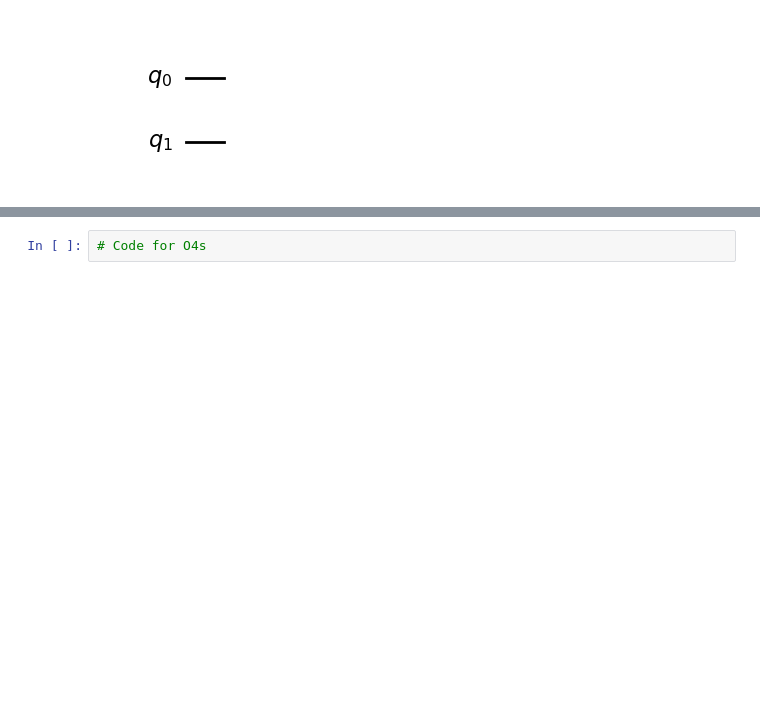
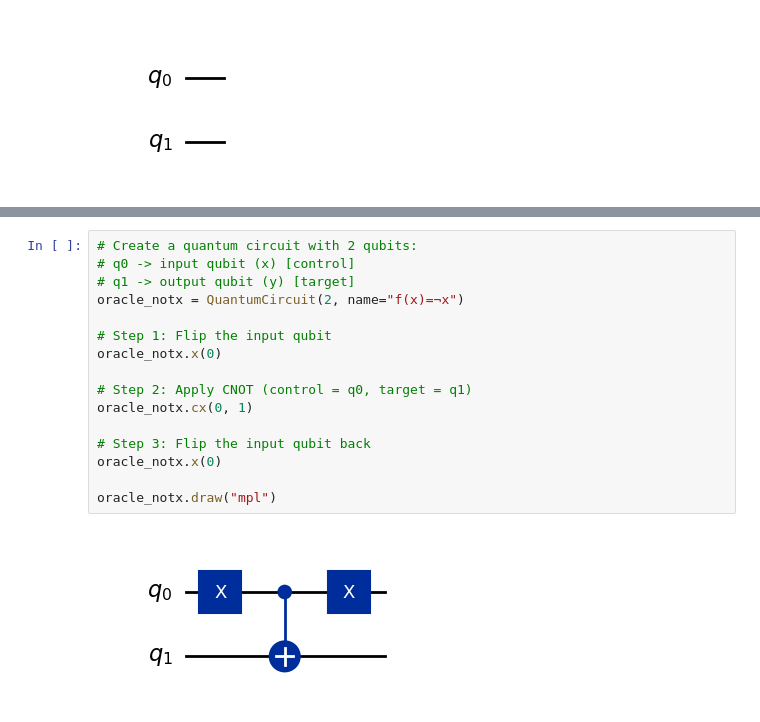
Before and after one commit to norakeavney/emerging-technologies, a Jupyter notebook: problems.ipynb, the cells around one changed output, grey strips where cells are left out. Drawn from its saved outputs; the diff is of its cells as text; blank space fills up the shorter version.

```diff
--- a/problems.ipynb
+++ b/problems.ipynb
@@ -609,2 +680,18 @@ oracle_f0.draw("mpl")
 # %%
-# Code for O4s
+# Create a quantum circuit with 2 qubits:
+# q0 -> input qubit (x) [control]
+# q1 -> output qubit (y) [target]
+oracle_notx = QuantumCircuit(2, name="f(x)=¬x")
+
+# Step 1: Flip the input qubit
+oracle_notx.x(0)
+
+# Step 2: Apply CNOT (control = q0, target = q1)
+oracle_notx.cx(0, 1)
+
+# Step 3: Flip the input qubit back
+oracle_notx.x(0)
+
+oracle_notx.draw("mpl")
+# %% [output]
+[figure, added]
```
Also changed, not shown: parts of 12 cells of this notebook.
